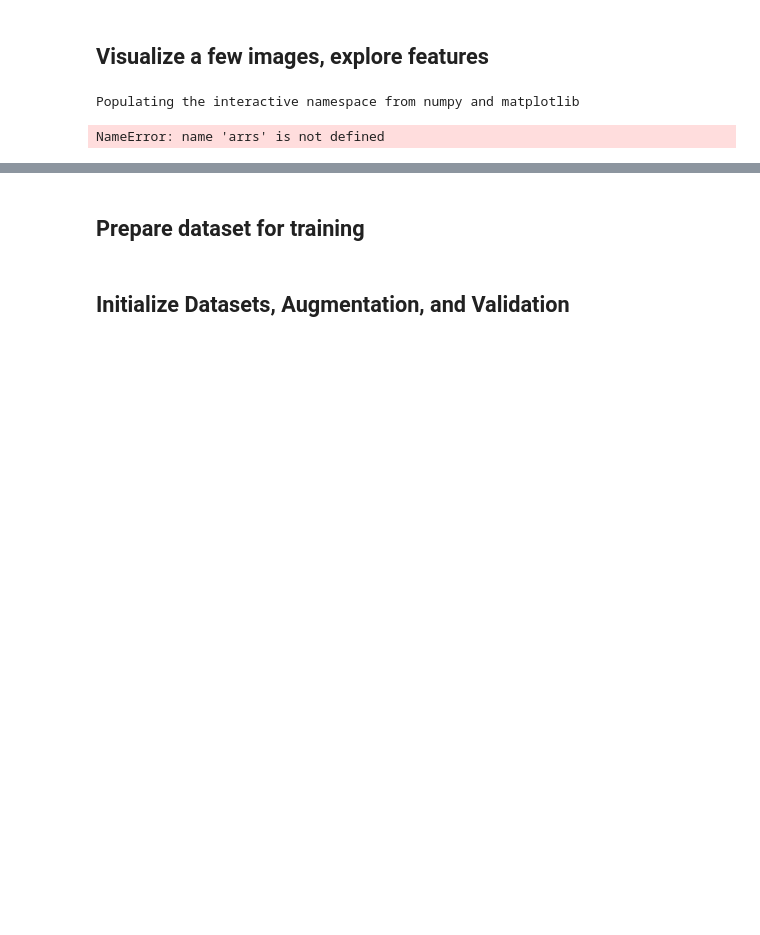
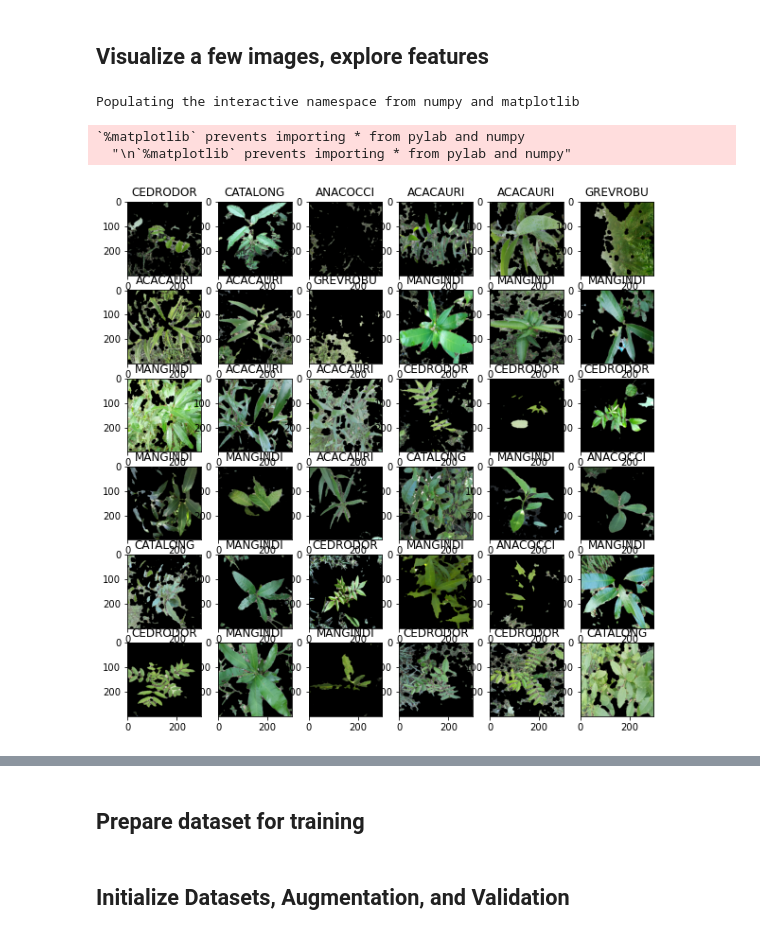
Before and after one commit to Greenstand/treetracker-machine-learning, a Jupyter notebook: species_classification/small_inception.ipynb, the cells around one changed output, grey strips where cells are left out. Saved outputs shown, nothing was run; the diff lists cells and outputs as text; code cells hidden in the pictures; blank space fills up the shorter version.

```diff
--- a/species_classification/small_inception.ipynb
+++ b/species_classification/small_inception.ipynb
@@ -132,56 +159,40 @@ for species in data["class"].unique():
 # %%
 %pylab inline
 
 # Tried to use PCA and t-SNE to get a sense of complexity.
 import matplotlib.pyplot as plt
 import matplotlib.image as mpimg
 from skimage import feature
 from skimage.color import rgb2gray
 from skimage.filters import *
 import cv2
 
-n_imgs = 9
+n_imgs = 36
 idxs = np.random.choice(np.arange(0, len(arrs)), replace=False, size=n_imgs)
 f, axarr = plt.subplots(int(np.sqrt(n_imgs)), int(np.sqrt(n_imgs)), figsize=(10 ,10))
 
 
-params = cv2.SimpleBlobDetector_Params()
-
-params.filterByArea = True
-params.minArea = 600
-params.maxArea = 10000
-
-params.filterByCircularity = False
-params.minCircularity = 0.1
-params.maxCircularity =0.6
-
-params.filterByConvexity = True
-params.minConvexity = 0.0
-params.maxConvexity=0.6
-
-params.filterByInertia = True
-params.minInertiaRatio = 0.2
-params.maxInertiaRatio=0.9
-
-detector = cv2.SimpleBlobDetector_create(params)
 
 preprocessing = lambda img: gaussian(feature.canny(rgb2gray(np.array(img)), sigma=1), 3)
 # preprocessing = lambda img: gabor(rgb2gray(np.array(img)), frequency=3, theta=90)[0]
 preprocess = []
 for i in range(int(np.sqrt(n_imgs))):
     for j in range(int(np.sqrt(n_imgs))):
         idx = idxs[i * int(np.sqrt(n_imgs)) + j]
         img = np.array(arrs[idx])
         gray = cv2.cvtColor(img, cv2.COLOR_BGR2GRAY)
         # axarr[i, j].imshow(feature.canny(rgb2gray(np.array(arrs[idx]))))
-        keypoints = detector.detect(gray)
-        img_to_show = cv2.drawKeypoints(gray, keypoints, np.zeros((1,1)), (255,0,0), cv2.DRAW_MATCHES_FLAGS_DRAW_RICH_KEYPOINTS)
+        # keypoints = detector.detect(gray)
+        # img_to_show = cv2.drawKeypoints(gray, keypoints, np.zeros((1,1)), (255,0,0), cv2.DRAW_MATCHES_FLAGS_DRAW_RICH_KEYPOINTS)
+        img_to_show = nikkonst_preprocessing(img)
         axarr[i, j].imshow(img_to_show, cmap='gray')
         axarr[i, j].set_title(labels[idx])
 plt.show()
 # %% [output]
 Populating the interactive namespace from numpy and matplotlib
-NameError: name 'arrs' is not defined
+`%matplotlib` prevents importing * from pylab and numpy
+  "\n`%matplotlib` prevents importing * from pylab and numpy"
+[figure, added]
 # %%
 X = np.vstack([preprocessing(img).flatten() for img in arrs])
 pca = PCA(n_components=50)
```
Also changed, not shown: parts of 11 cells of this notebook, 1 other file.
